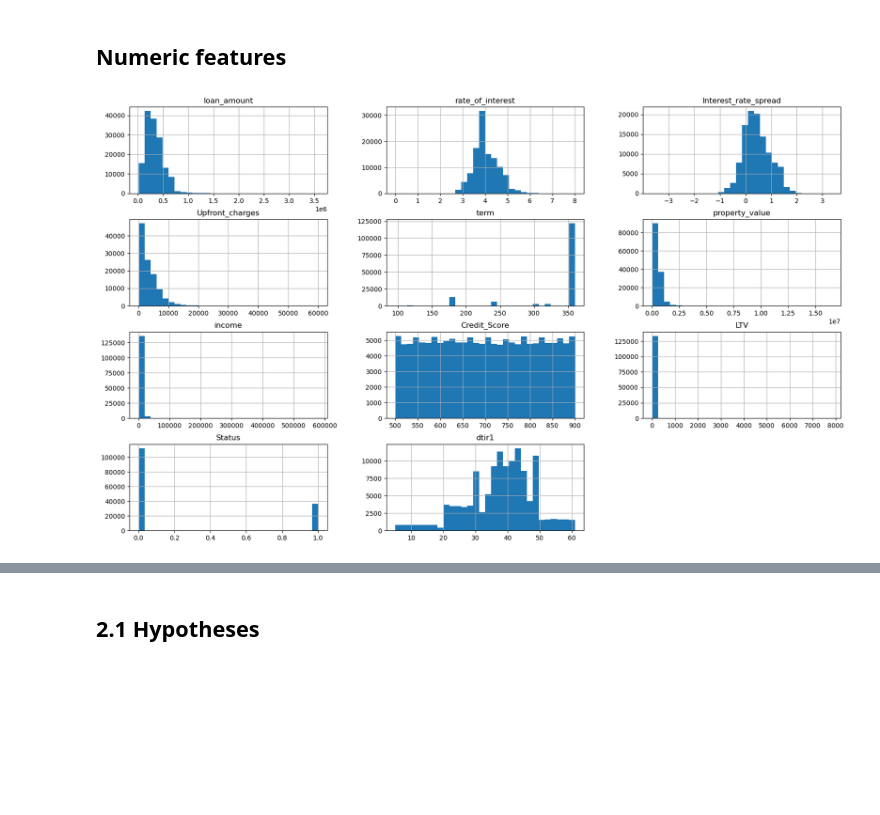
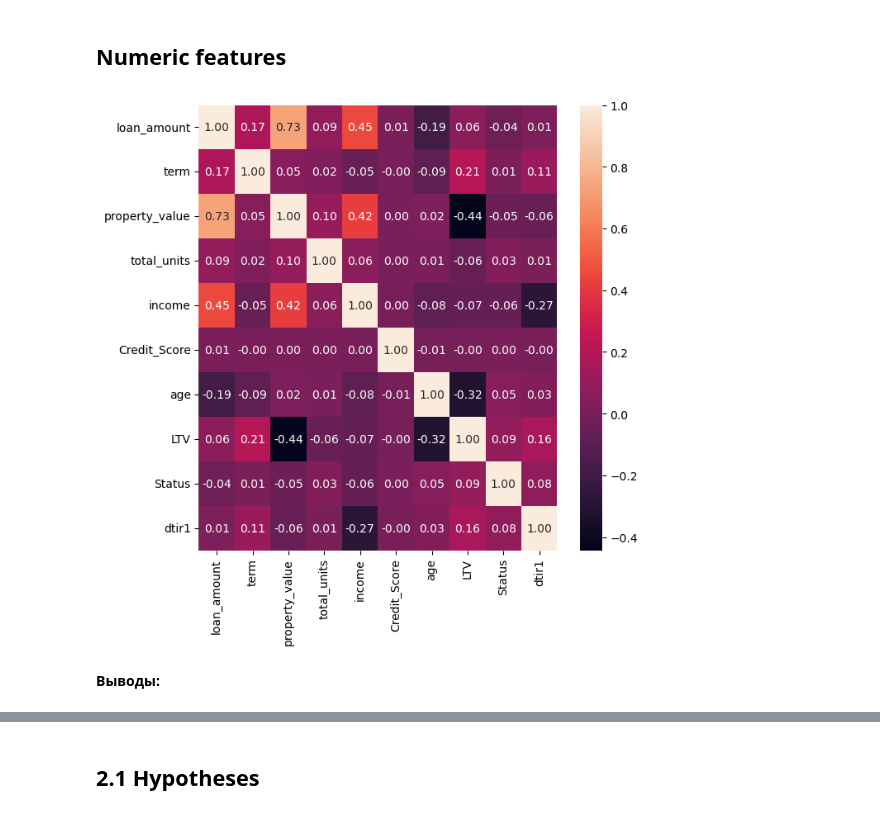
Before and after one commit to StoryTeller72/CreditScoring, a Jupyter notebook: CreditScore.ipynb, the cells around one changed output, grey strips where cells are left out. Saved outputs shown, nothing was run; the diff lists cells and outputs as text; code cells hidden in the pictures; blank space fills up the shorter version.

```diff
--- a/CreditScore.ipynb
+++ b/CreditScore.ipynb
@@ -313,2 +224,0 @@ LTV тоже посчитаем по определению этой метри
-# %%
-data_processed['LTV'] = data_processed['LTV'].fillna(data_processed['loan_amount'] / data_processed['property_value'])
@@ -342,5 +355,9 @@ numeric_features = data.select_dtypes(include=['int64', 'float64']).columns.toli
-# %%
-data[numeric_features].hist(figsize=(20,12), bins=30)
-plt.show()
-# %% [output]
-[figure, removed]
+# %%
+continuos_numeric_features = data_processed.select_dtypes(include=['int64', 'float64']).columns.tolist()
+plt.figure(figsize = (7,7))
+sns.heatmap(data_processed[continuos_numeric_features].corr(),annot=True, fmt='.2f')
+plt.show()
+# %% [output]
+[figure, added]
+# %% [markdown]
+**Выводы:**
```
Also changed, not shown: parts of 60 cells of this notebook, 1 other file.
